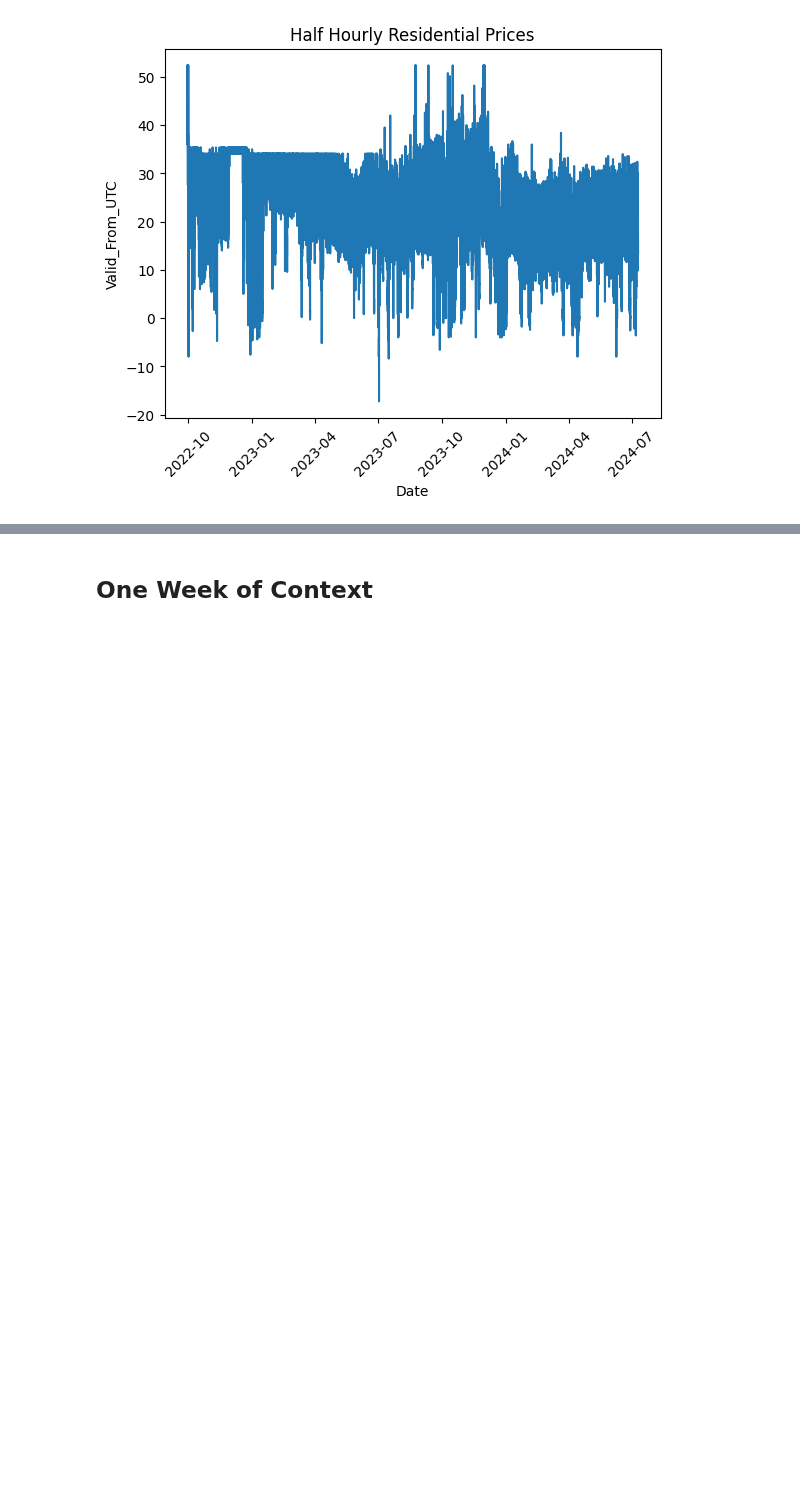
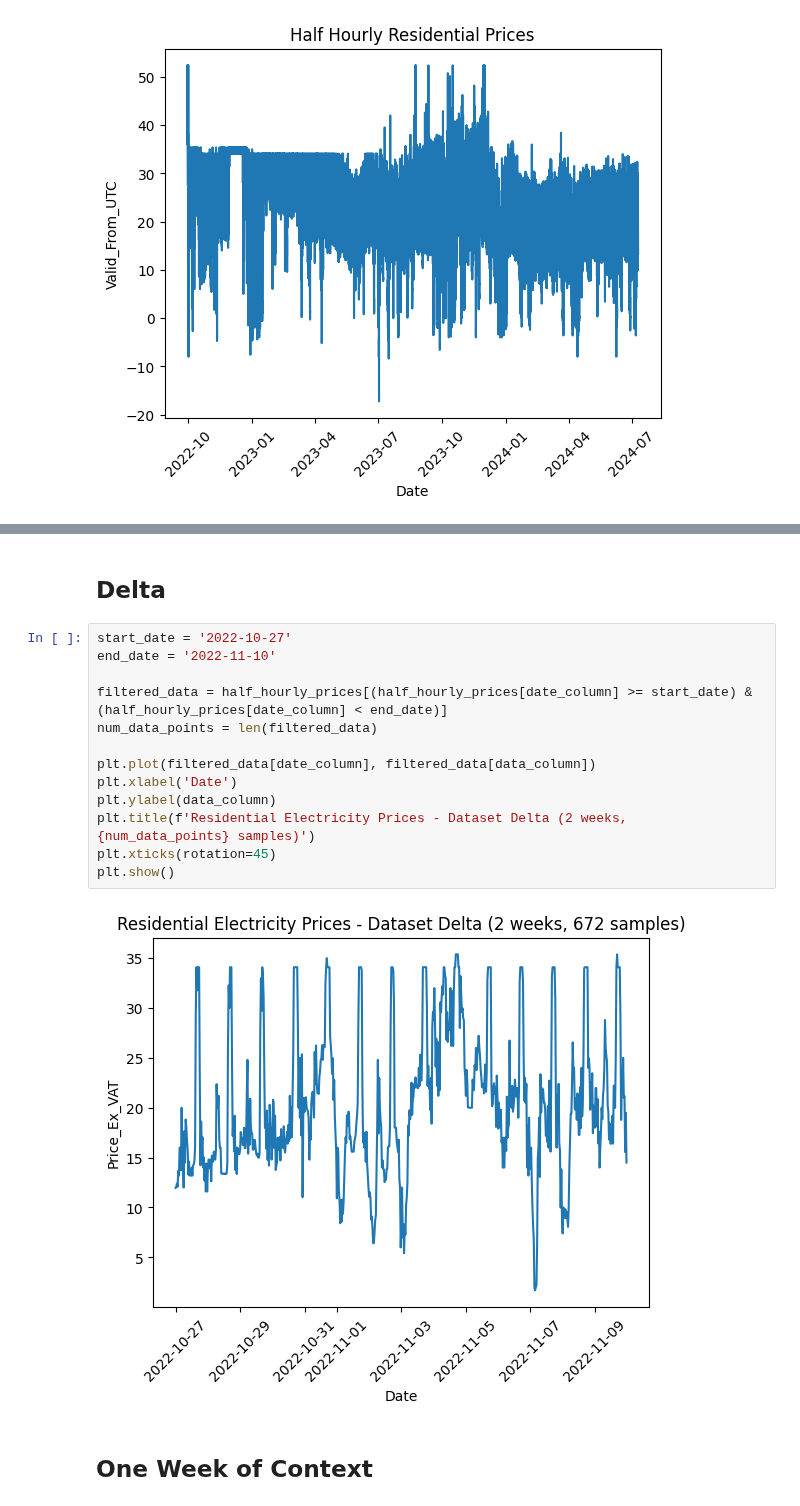
Before and after one commit to williamrodz/llm_for_ts_electricity_prices_forecasting, a Jupyter notebook: half_hourly_prices_forecasting.ipynb, the cells around one changed output, grey strips where cells are left out. Cells and saved outputs as stored; diff of their text form; blank space fills up the shorter version.

```diff
--- a/half_hourly_prices_forecasting.ipynb
+++ b/half_hourly_prices_forecasting.ipynb
@@ -59,3 +93,20 @@ plt.show()
+# %% [markdown]
+## Delta
+# %%
+start_date = '2022-10-27'
+end_date = '2022-11-10'
+
+filtered_data = half_hourly_prices[(half_hourly_prices[date_column] >= start_date) & (half_hourly_prices[date_column] < end_date)]
+num_data_points = len(filtered_data)
+
+plt.plot(filtered_data[date_column], filtered_data[data_column])
+plt.xlabel('Date')
+plt.ylabel(data_column)
+plt.title(f'Residential Electricity Prices - Dataset Delta (2 weeks, {num_data_points} samples)')
+plt.xticks(rotation=45)
+plt.show()
+# %% [output]
+[figure, added]
 # %% [markdown]
 ## One Week of Context
 # %%
```
Also changed, not shown: parts of 7 cells of this notebook, 11 other files.
